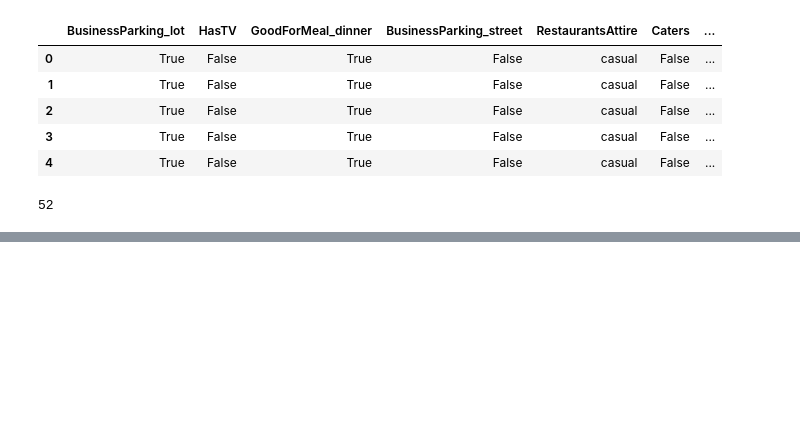
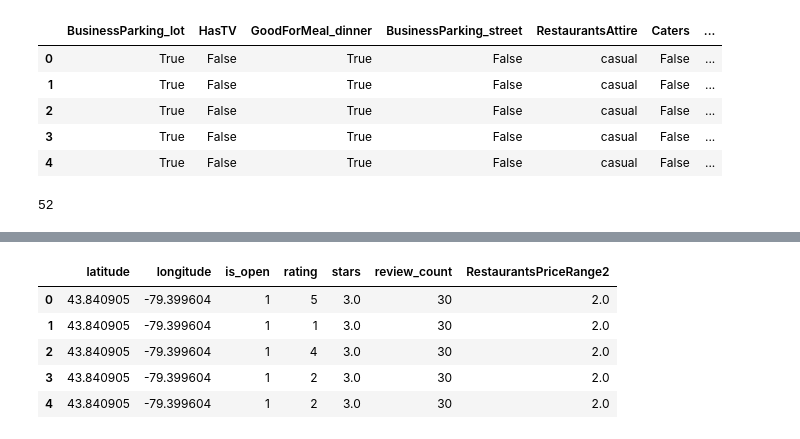
Before and after one commit to mwoluchem/Recommendations_CS209, a Jupyter notebook: Recommendations_EDA.ipynb, the cells around one changed output, grey strips where cells are left out. Drawn from its saved outputs; the diff is of its cells as text; code cells hidden in the pictures; blank space fills up the shorter version.

```diff
--- a/Recommendations_EDA.ipynb
+++ b/Recommendations_EDA.ipynb
@@ -154,0 +181,7 @@ full_biz.isnull().sum()
+# %%
+for var in cat_vars:
+    full_biz[var] = full_biz[var].replace(np.nan, '', regex=True)
+    full_biz[var] = full_biz[var].astype(str)
+
+cat_df = full_biz[cat_vars]
+cat_df.head()
@@ -154,0 +203,7 @@ full_biz.isnull().sum()
+# %%
+for var in date_vars:
+    full_biz[var] = full_biz[var].replace(np.nan, '', regex=True)
+    full_biz[var] = full_biz[var].astype(str)
+
+date_df = full_biz[date_vars]
+date_df.head()
@@ -154,0 +230,13 @@ full_biz.isnull().sum()
+# %%
+for var in float_vars:
+    full_biz[var] = 1*full_biz[var]
+
+float_df = full_biz[float_vars].replace(np.nan, np.nan, regex=True)
+float_df.head()
+# %% [output]
+|  | latitude | longitude | is_open | rating | stars | review_count | RestaurantsPriceRange2 |
+| 0 | 43.840905 | -79.399604 | 1 | 5 | 3.0 | 30 | 2.0 |
+| 1 | 43.840905 | -79.399604 | 1 | 1 | 3.0 | 30 | 2.0 |
+| 2 | 43.840905 | -79.399604 | 1 | 4 | 3.0 | 30 | 2.0 |
+| 3 | 43.840905 | -79.399604 | 1 | 2 | 3.0 | 30 | 2.0 |
+| 4 | 43.840905 | -79.399604 | 1 | 2 | 3.0 | 30 | 2.0 |
```
Also changed, not shown: parts of 11 cells of this notebook.
